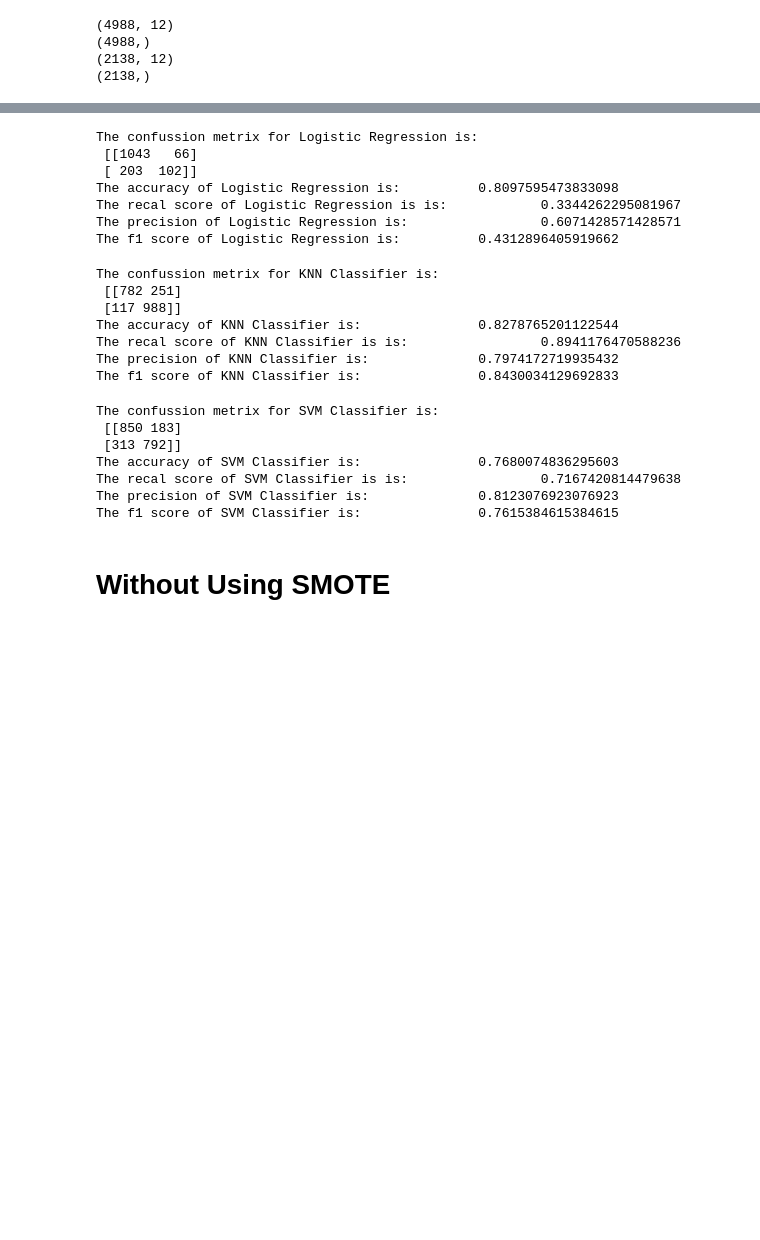
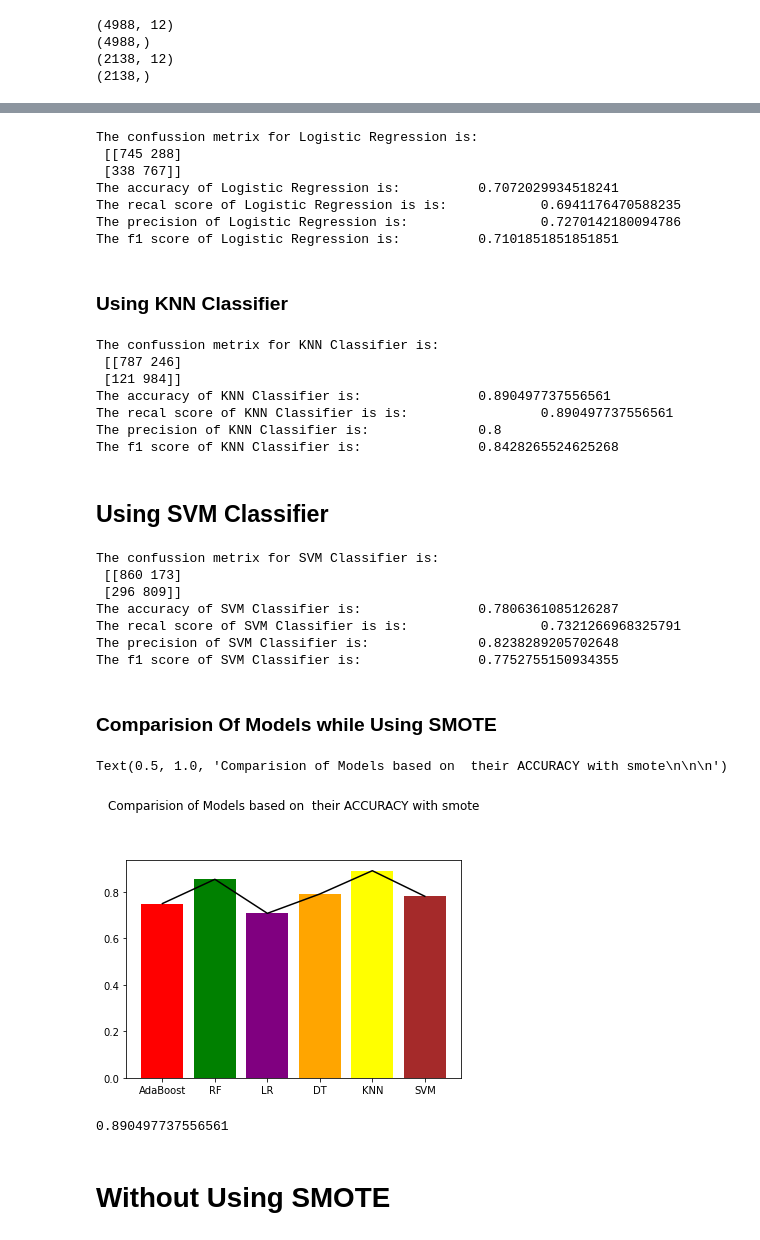
Before and after one commit to ashu741/MiniProject_5th_Sem_2015202, a Jupyter notebook: AshutoshKumarGupta_5thSem_MiniProject_Part3_2015202.ipynb, the cells around one changed output, grey strips where cells are left out. Saved outputs shown, nothing was run; the diff lists cells and outputs as text; code cells hidden in the pictures; blank space fills up the shorter version.

```diff
--- a/AshutoshKumarGupta_5thSem_MiniProject_Part3_2015202.ipynb
+++ b/AshutoshKumarGupta_5thSem_MiniProject_Part3_2015202.ipynb
@@ -177,8 +204,9 @@ The f1 score of AdaBoost Classifier is:          0.738562091503268
 dsc=DecisionTreeClassifier()
 dsc.fit(train_x,train_y)
 pred_dsc=dsc.predict(test_x)
+accuracy_dsc=metrics.accuracy_score(test_y,pred_dsc)
 print("The confussion metrix for Decision Tree is:\n",metrics.confusion_matrix(test_y,pred_dsc))
-print("The accuracy of Decision Tree Classifier is:\t\t",metrics.accuracy_score(test_y,pred_dsc))
+print("The accuracy of Decision Tree Classifier is:\t\t",accuracy_dsc)
 print("The recal score of Decision Tree Classifier is is:\t\t",metrics.recall_score(test_y,pred_dsc))
 print("The precision of Decision Tree Classifier is:\t\t",metrics.precision_score(test_y,pred_dsc))
 print("The f1 score of Decision Tree Classifier is:\t\t",metrics.f1_score(test_y,pred_dsc))
@@ -194,52 +224,72 @@ The f1 score of Decision Tree Classifier is:             0.7728275253639171
 lr=LogisticRegression()
 lr.fit(train_x,train_y)
 pred_lr=lr.predict(test_x)
+accuracy_lr=metrics.accuracy_score(test_y,pred_lr)
 print("The confussion metrix for Logistic Regression is:\n",metrics.confusion_matrix(test_y,pred_lr))
-print("The accuracy of Logistic Regression is:\t\t",metrics.accuracy_score(test_y,pred_lr))
+print("The accuracy of Logistic Regression is:\t\t",accuracy_lr)
 print("The recal score of Logistic Regression is is:\t\t",metrics.recall_score(test_y,pred_lr))
 print("The precision of Logistic Regression is:\t\t",metrics.precision_score(test_y,pred_lr))
 print("The f1 score of Logistic Regression is:\t\t",metrics.f1_score(test_y,pred_lr))
 # %% [output]
 The confussion metrix for Logistic Regression is:
- [[1043   66]
- [ 203  102]]
-The accuracy of Logistic Regression is:          0.8097595473833098
-The recal score of Logistic Regression is is:            0.3344262295081967
-The precision of Logistic Regression is:                 0.6071428571428571
-The f1 score of Logistic Regression is:          0.4312896405919662
+ [[745 288]
+ [338 767]]
+The accuracy of Logistic Regression is:          0.7072029934518241
+The recal score of Logistic Regression is is:            0.6941176470588235
+The precision of Logistic Regression is:                 0.7270142180094786
+The f1 score of Logistic Regression is:          0.7101851851851851
+# %% [markdown]
+### Using KNN Classifier
 # %%
 kn=KNeighborsClassifier()
 kn.fit(train_x,train_y)
 pred_kn=kn.predict(test_x)
+accuracy_knn=metrics.recall_score(test_y,pred_kn)
 print("The confussion metrix for KNN Classifier is:\n",metrics.confusion_matrix(test_y,pred_kn))
-print("The accuracy of KNN Classifier is:\t\t",metrics.accuracy_score(test_y,pred_kn))
+print("The accuracy of KNN Classifier is:\t\t",accuracy_knn)
 print("The recal score of KNN Classifier is is:\t\t",metrics.recall_score(test_y,pred_kn))
 print("The precision of KNN Classifier is:\t\t",metrics.precision_score(test_y,pred_kn))
 print("The f1 score of KNN Classifier is:\t\t",metrics.f1_score(test_y,pred_kn))
 # %% [output]
 The confussion metrix for KNN Classifier is:
- [[782 251]
- [117 988]]
-The accuracy of KNN Classifier is:               0.8278765201122544
-The recal score of KNN Classifier is is:                 0.8941176470588236
-The precision of KNN Classifier is:              0.7974172719935432
-The f1 score of KNN Classifier is:               0.8430034129692833
+ [[787 246]
+ [121 984]]
+The accuracy of KNN Classifier is:               0.890497737556561
+The recal score of KNN Classifier is is:                 0.890497737556561
+The precision of KNN Classifier is:              0.8
+The f1 score of KNN Classifier is:               0.8428265524625268
+# %% [markdown]
+## Using SVM Classifier
 # %%
 svc=SVC()
 svc.fit(train_x,train_y)
 pred_svc=svc.predict(test_x)
+accuracy_svm=metrics.accuracy_score(test_y,pred_svc)
 print("The confussion metrix for SVM Classifier is:\n",metrics.confusion_matrix(test_y,pred_svc))
-print("The accuracy of SVM Classifier is:\t\t",metrics.accuracy_score(test_y,pred_svc))
+print("The accuracy of SVM Classifier is:\t\t",accuracy_svm)
 print("The recal score of SVM Classifier is is:\t\t",metrics.recall_score(test_y,pred_svc))
 print("The precision of SVM Classifier is:\t\t",metrics.precision_score(test_y,pred_svc))
 print("The f1 score of SVM Classifier is:\t\t",metrics.f1_score(test_y,pred_svc))
 # %% [output]
 The confussion metrix for SVM Classifier is:
- [[850 183]
- [313 792]]
-The accuracy of SVM Classifier is:               0.7680074836295603
-The recal score of SVM Classifier is is:                 0.7167420814479638
-The precision of SVM Classifier is:              0.8123076923076923
-The f1 score of SVM Classifier is:               0.7615384615384615
+ [[860 173]
+ [296 809]]
+The accuracy of SVM Classifier is:               0.7806361085126287
+The recal score of SVM Classifier is is:                 0.7321266968325791
+The precision of SVM Classifier is:              0.8238289205702648
+The f1 score of SVM Classifier is:               0.7752755150934355
+# %% [markdown]
+### Comparision Of Models while Using SMOTE
+# %%
+plt.bar(['AdaBoost','RF','LR','DT','KNN','SVM'],[accuracy_ada,accuracy_rf,accuracy_lr,accuracy_dsc,accuracy_knn,accuracy_svm],color=['red','green','purple','orange','yellow','brown'])
+plt.plot([accuracy_ada,accuracy_rf,accuracy_lr,accuracy_dsc,accuracy_knn,accuracy_svm],color='black')
+plt.title('Comparision of Models based on  their ACCURACY with smote\n\n\n')
+# %% [output]
+Text(0.5, 1.0, 'Comparision of Models based on  their ACCURACY with smote\n\n\n')
+[figure, added]
+# %%
+print(max(accuracy_ada,accuracy_rf,accuracy_lr,accuracy_dsc,accuracy_knn,accuracy_svm))
+# %% [output]
+0.890497737556561
 # %% [markdown]
 # Without Using SMOTE
```
Also changed, not shown: parts of 32 cells of this notebook.
